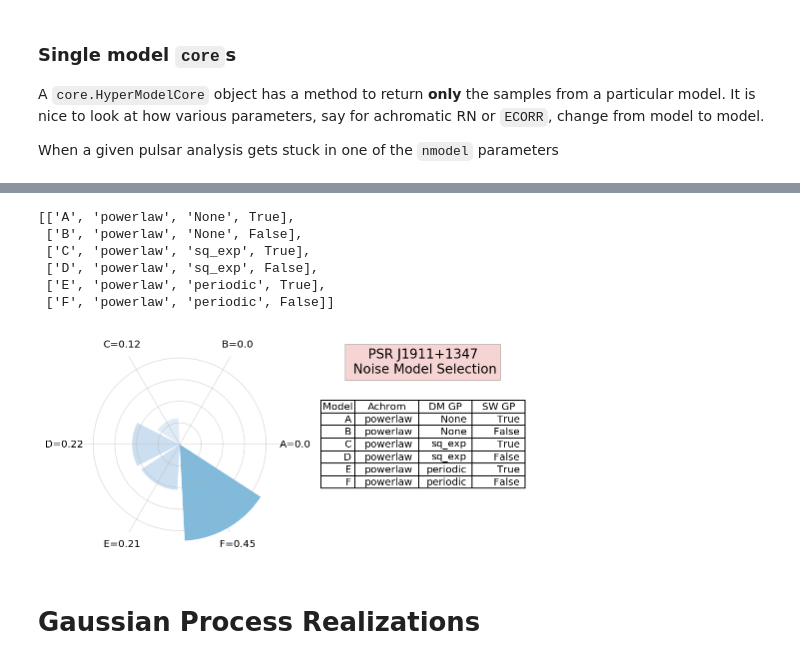
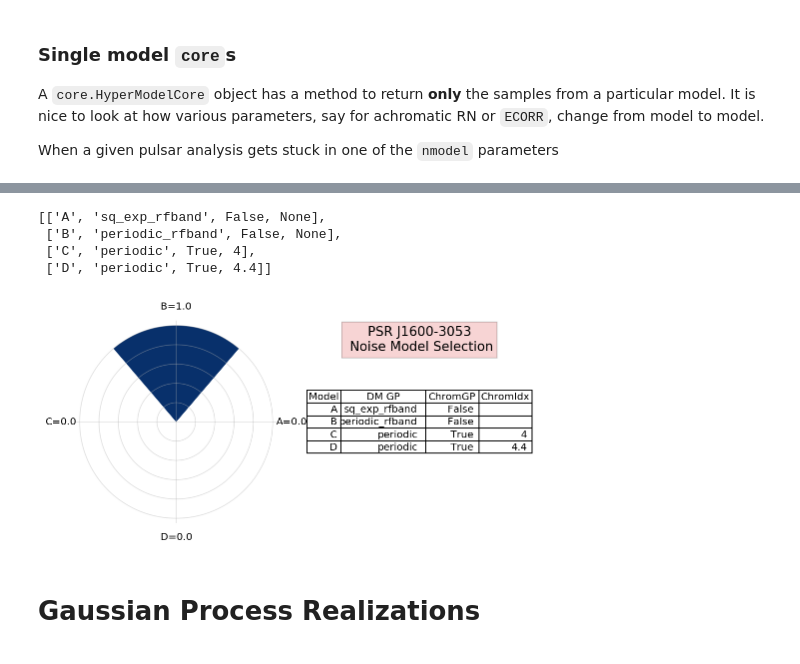
Before and after one commit to Hazboun6/noise_model_selection, a Jupyter notebook: chain_visualization.ipynb, the cells around one changed output, grey strips where cells are left out. Saved outputs shown, nothing was run; the diff lists cells and outputs as text; code cells hidden in the pictures.

```diff
--- a/chain_visualization.ipynb
+++ b/chain_visualization.ipynb
@@ -18,8 +18,8 @@ import la_forge.diagnostics as dg
 import la_forge.core as co
 from la_forge.rednoise import plot_rednoise_spectrum, plot_free_spec
 # %%
-psrname = 'J1911+1347'
-chaindir = '/Users/hazboun/nanograv_detection/ent_ext_testing/{}/nondiag_dmgp/'.format(psrname)
+psrname = 'J1600-3053'#'J1911+1347'#
+chaindir = '/Users/hazboun/nanograv_detection/ent_ext_testing/{}/chrom_dmgp/'.format(psrname)
 # %%
 cH=co.HyperModelCore(label='PSR {}, DM Model Selection',
                      chaindir=chaindir)
@@ -79,19 +87,18 @@ with open(chaindir+'/model_labels.json' , 'r') as fin:
 
 model_labels
 # %% [output]
-[['A', 'powerlaw', 'None', True],
- ['B', 'powerlaw', 'None', False],
- ['C', 'powerlaw', 'sq_exp', True],
- ['D', 'powerlaw', 'sq_exp', False],
- ['E', 'powerlaw', 'periodic', True],
- ['F', 'powerlaw', 'periodic', False]]
+[['A', 'sq_exp_rfband', False, None],
+ ['B', 'periodic_rfband', False, None],
+ ['C', 'periodic', True, 4],
+ ['D', 'periodic', True, 4.4]]
 # %%
 dg.noise_flower(cH,
-                colLabels=['Model','Achrom', 'DM GP', 'SW GP'],
+                colLabels=['Model','DM GP','ChromGP', 'ChromIdx'],
+                #['Model','Achrom', 'DM GP', 'SW GP'],
                 cellText=model_labels,
-                colWidths=[0.16,0.3,0.25,0.25])
+                colWidths=[0.16,0.4,0.25,0.25])
 # %% [output]
-[figure, old version]
+[figure, new version]
 # %% [markdown]
 # Gaussian Process Realizations
 # %%
```
Also changed, not shown: parts of 18 cells of this notebook, 1 other file.
